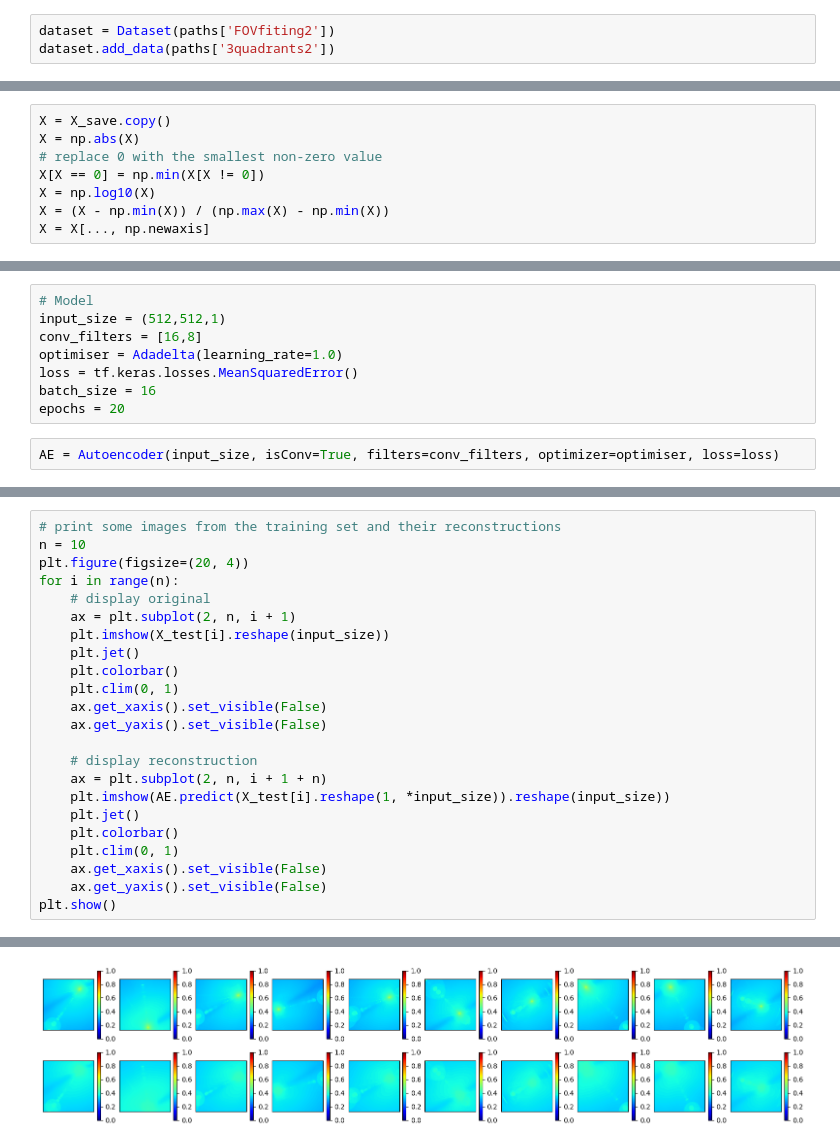
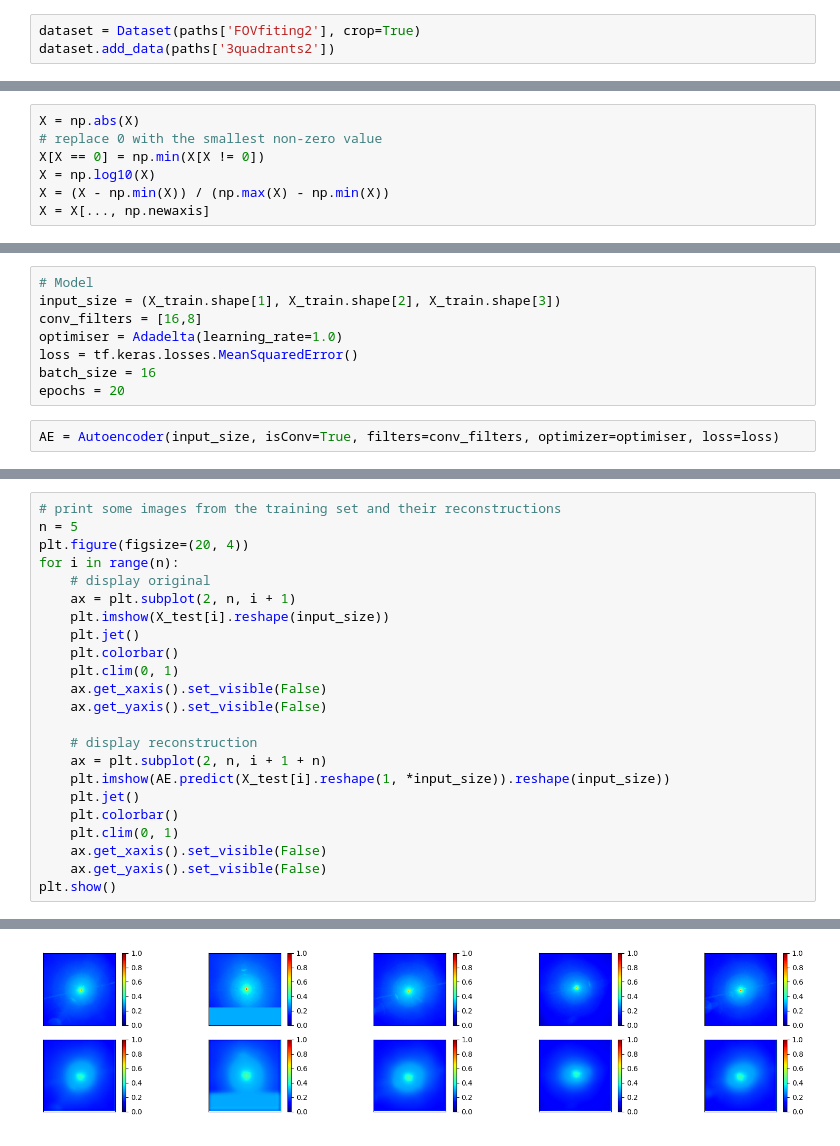
Before and after one commit to m7415/deep_learning_3MI, a Jupyter notebook: AE.ipynb, the cells around one changed output, grey strips where cells are left out. Saved outputs shown, nothing was run; the diff lists cells and outputs as text.

```diff
--- a/AE.ipynb
+++ b/AE.ipynb
@@ -82,7 +82,7 @@ paths = {
     '3quadrants9a' : os.path.join(data_dir, 'mapsCeline_3quadrants_9a_polNP.mat')
 }
 # %%
-dataset = Dataset(paths['FOVfiting2'])
+dataset = Dataset(paths['FOVfiting2'], crop=True)
 dataset.add_data(paths['3quadrants2'])
 # %%
 df = dataset.export_dataframe()
@@ -97,5 +91,4 @@ del dataset
 # %%
-X = X_save.copy()
 X = np.abs(X)
 # replace 0 with the smallest non-zero value
 X[X == 0] = np.min(X[X != 0])
@@ -127,6 +120,6 @@ Mean squared error between images of the training set: 0.0020400612
 # %%
 # Model
-input_size = (512,512,1)
+input_size = (X_train.shape[1], X_train.shape[2], X_train.shape[3])
 conv_filters = [16,8]
 optimiser = Adadelta(learning_rate=1.0)
 loss = tf.keras.losses.MeanSquaredError()
@@ -143,6 +154,6 @@ AE.plot_loss()
 # %%
 # print some images from the training set and their reconstructions
-n = 10
+n = 5
 plt.figure(figsize=(20, 4))
 for i in range(n):
     # display original
@@ -177 +183 @@ plt.show()
-[figure, old version]
+[figure, new version]
```
Also changed, not shown: parts of 7 cells of this notebook, 3 other files.
